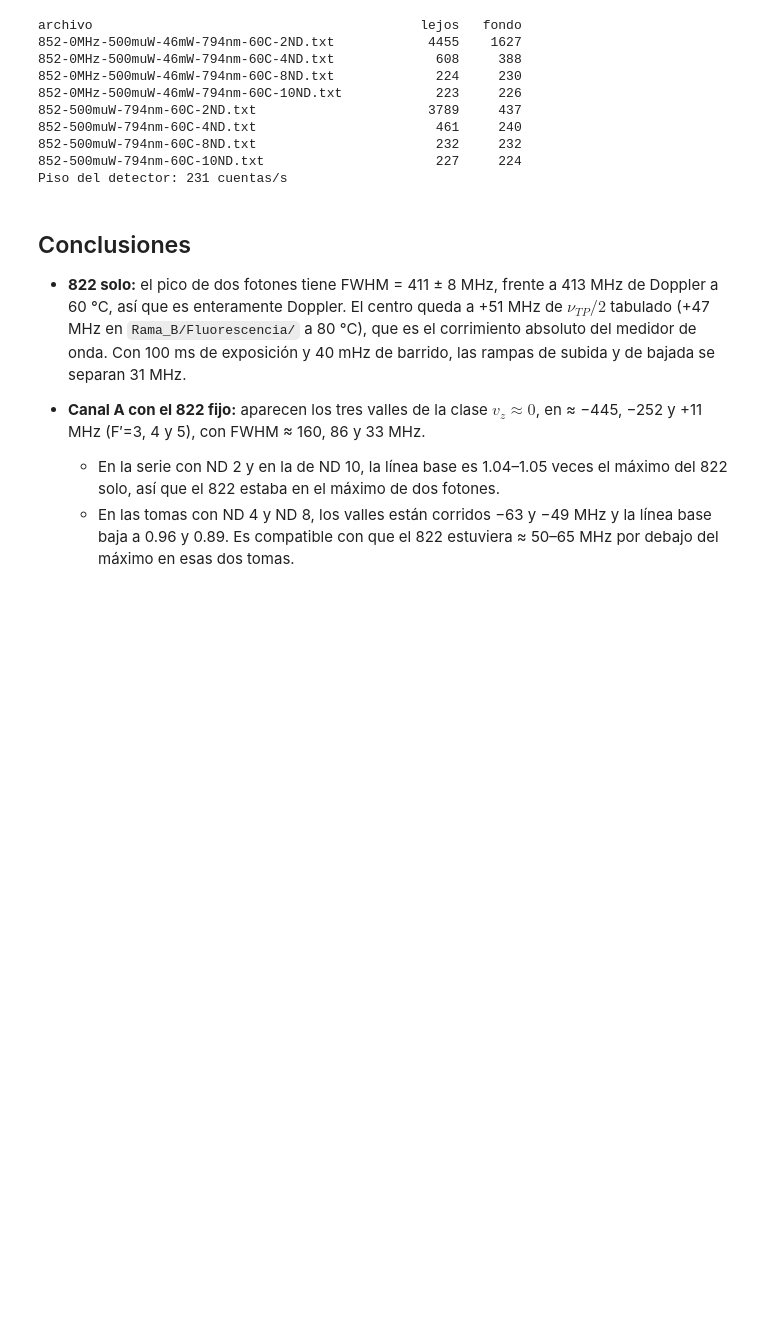
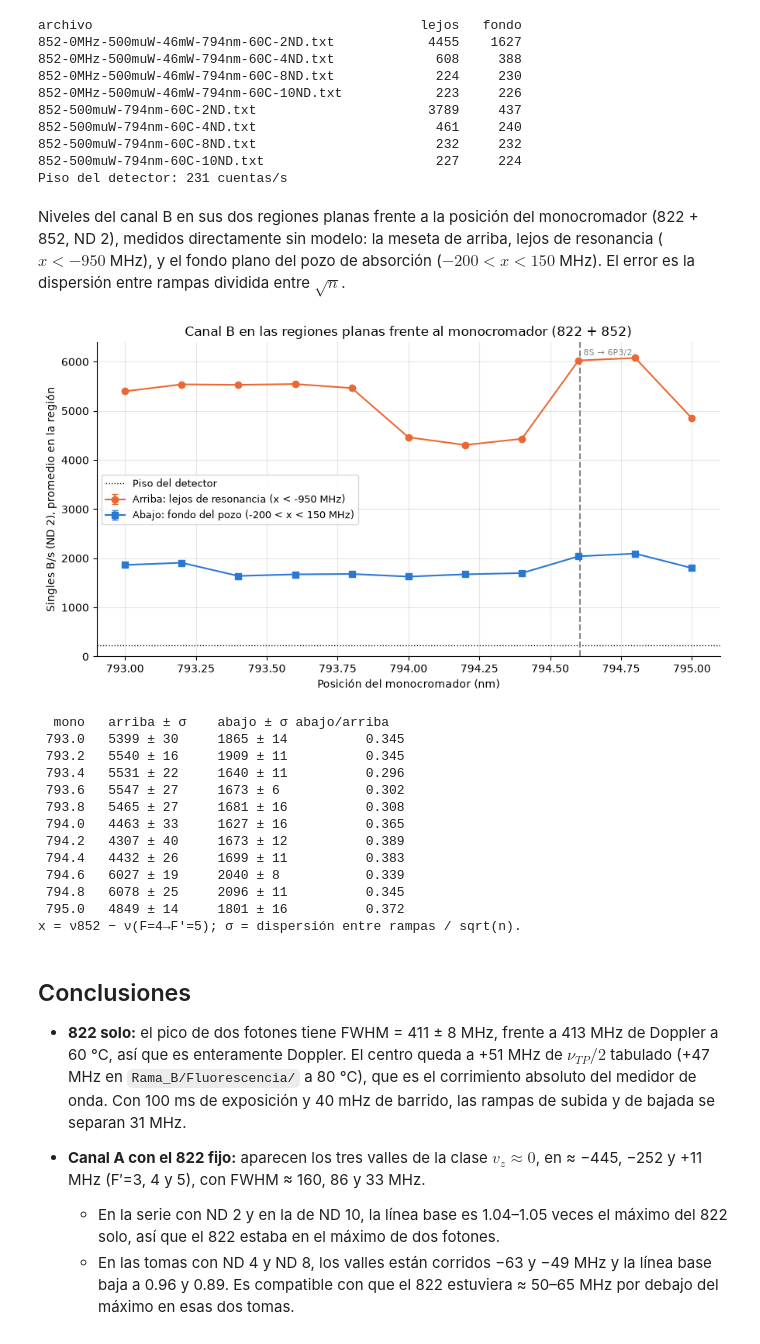
Before and after one commit to Mateo-Rubio/Computations-Four-Wave-Mixing, a Jupyter notebook: Rama_B/Deteccion_794/FWM.ipynb, the cells around one changed output. Cells and saved outputs as stored; diff of their text form; code cells hidden in the pictures; blank space fills up the shorter version.

```diff
--- a/Rama_B/Deteccion_794/FWM.ipynb
+++ b/Rama_B/Deteccion_794/FWM.ipynb
@@ -562,6 +562,61 @@ archivo                                          lejos   fondo
 852-500muW-794nm-60C-8ND.txt                       232     232
 852-500muW-794nm-60C-10ND.txt                      227     224
 Piso del detector: 231 cuentas/s
+# %% [markdown]
+Niveles del canal B en sus dos regiones planas frente a la posición del monocromador (822 + 852, ND 2), medidos directamente sin modelo: la meseta de arriba, lejos de resonancia ($x < -950$ MHz), y el fondo plano del pozo de absorción ($-200 < x < 150$ MHz). El error es la dispersión entre rampas dividida entre $\sqrt{n}$.
+# %%
+X_ARRIBA = -950          # meseta lejos de resonancia: x < X_ARRIBA (MHz)
+X_ABAJO = (-200, 150)    # fondo plano del pozo de absorción (MHz)
+
+def flat_levels(f):
+    # Promedio de B en las dos regiones planas. Error: dispersión entre rampas / sqrt(n)
+    _, d = load(f)
+    x, B = d['det'], d['B']
+    out = []
+    for k in (x < X_ARRIBA, (x > X_ABAJO[0]) & (x < X_ABAJO[1])):
+        per = [B[sg][k[sg]].mean() for sg in ramps(d['lam']) if k[sg].sum() >= 5]
+        out += [B[k].mean(), np.std(per, ddof=1)/np.sqrt(len(per))]
+    return out
+
+lv = np.array([flat_levels(f) for f in FMONO])
+
+fig, ax = plt.subplots(figsize=(9, 5))
+ax.errorbar(lm, lv[:, 0], yerr=lv[:, 1], fmt='o-', capsize=3, color=C2,
+            label=f'Arriba: lejos de resonancia (x < {X_ARRIBA} MHz)')
+ax.errorbar(lm, lv[:, 2], yerr=lv[:, 3], fmt='s-', capsize=3, color=C1,
+            label=f'Abajo: fondo del pozo ({X_ABAJO[0]} < x < {X_ABAJO[1]} MHz)')
+ax.axhline(FLOOR, ls=':', color=INK, lw=1, label='Piso del detector')
+ax.axvline(LAM_794, ls='--', color=GRID)
+ax.annotate('8S → 6P3/2', (LAM_794, 1), xycoords=('data', 'axes fraction'), xytext=(3, -12),
+            textcoords='offset points', fontsize=8, color=GRID)
+ax.set_xlim(792.9, 795.1)
+ax.set_ylim(0, None)
+ax.set_xlabel('Posición del monocromador (nm)')
+ax.set_ylabel('Singles B/s (ND 2), promedio en la región')
+ax.set_title('Canal B en las regiones planas frente al monocromador (822 + 852)')
+ax.legend(fontsize=9)
+fig.tight_layout()
+plt.show()
+
+print(f"{'mono':>6s} {'arriba ± σ':>12s} {'abajo ± σ':>12s} {'abajo/arriba':>12s}")
+for l, (a, ea, b, eb) in zip(lm, lv):
+    print(f"{l:6.1f} {a:6.0f} ± {ea:<4.0f} {b:6.0f} ± {eb:<4.0f} {b/a:12.3f}")
+print('x = ν852 − ν(F=4→F′=5); σ = dispersión entre rampas / sqrt(n).')
+# %% [output]
+[figure, added]
+  mono   arriba ± σ    abajo ± σ abajo/arriba
+ 793.0   5399 ± 30     1865 ± 14          0.345
+ 793.2   5540 ± 16     1909 ± 11          0.345
+ 793.4   5531 ± 22     1640 ± 11          0.296
+ 793.6   5547 ± 27     1673 ± 6           0.302
+ 793.8   5465 ± 27     1681 ± 16          0.308
+ 794.0   4463 ± 33     1627 ± 16          0.365
+ 794.2   4307 ± 40     1673 ± 12          0.389
+ 794.4   4432 ± 26     1699 ± 11          0.383
+ 794.6   6027 ± 19     2040 ± 8           0.339
+ 794.8   6078 ± 25     2096 ± 11          0.345
+ 795.0   4849 ± 14     1801 ± 16          0.372
+x = ν852 − ν(F=4→F′=5); σ = dispersión entre rampas / sqrt(n).
 # %% [markdown]
 ## Conclusiones
 
```
Also changed, not shown: 5 other files.
